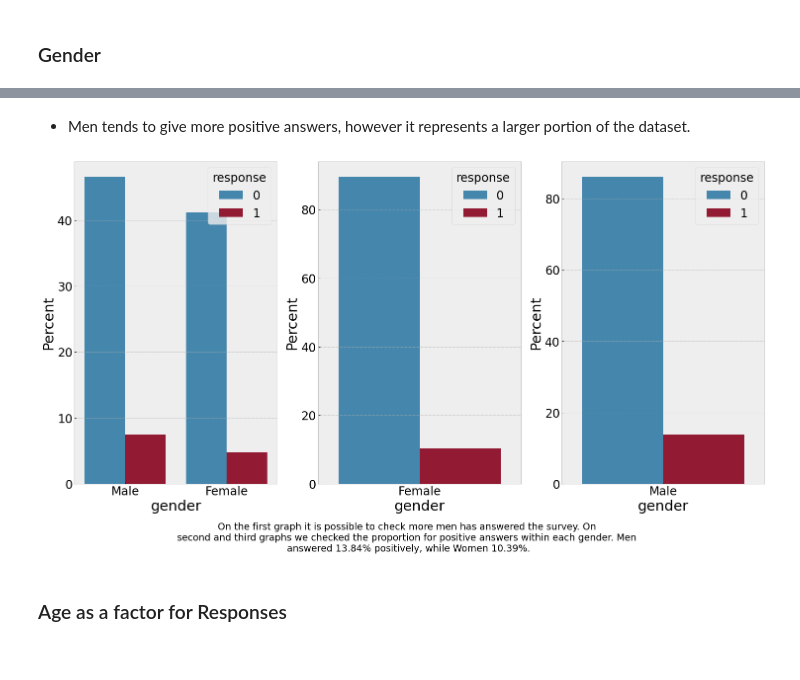
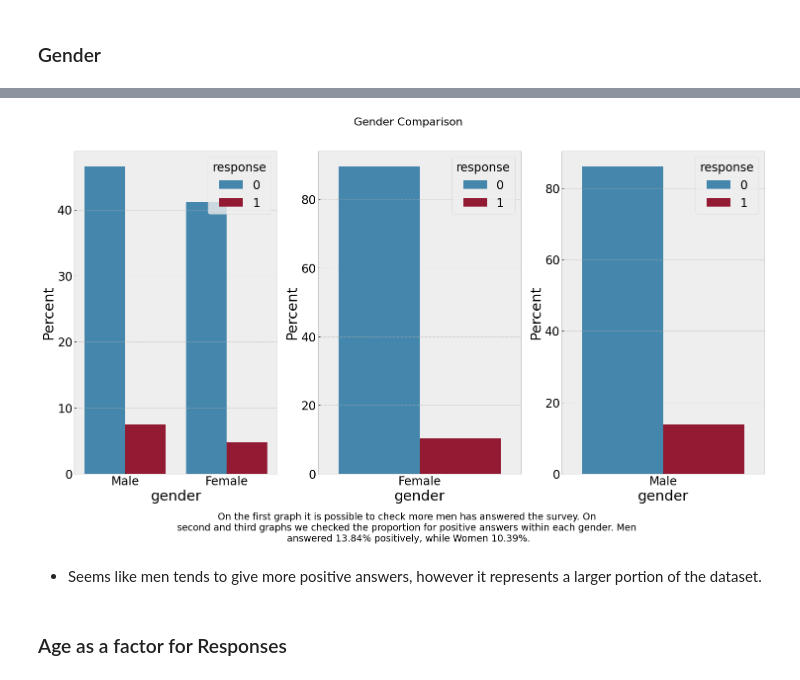
Before and after one commit to fusaa/insurance_cross_sell, a Jupyter notebook: notebook.ipynb, the cells around one changed output, grey strips where cells are left out. Cells and saved outputs as stored; diff of their text form; code cells hidden in the pictures.

```diff
--- a/notebook.ipynb
+++ b/notebook.ipynb
@@ -282,25 +296,28 @@ plt.figtext(0.5, 0.01, txt, wrap=True, horizontalalignment='center', fontsize=19
-# %% [markdown]
-- Men tends to give more positive answers, however it represents a larger portion of the dataset.
 # %%
+
+
 plt.subplot(1,3,1)
 ax1 = sns.barplot(x="gender", y="response", hue = 'response', data=df, estimator=lambda x: len(x) / len(df) * 100)
 ax1.set(ylabel="Percent")
 
 plt.subplot(1,3,2)
 df_aux_female = df[df['gender'] == 'Female']
 ax2 = sns.barplot(x="gender", y = 'response', hue = 'response', data=df_aux_female, estimator=lambda x: len(x) / len(df_aux_female) * 100)
 ax2.set(ylabel="Percent")
 fem_data = len(df_aux_female[df_aux_female['response'] == 1]) / len(df_aux_female) * 100
 
 plt.subplot(1,3,3)
 df_aux_male = df[df['gender'] == 'Male']
 ax3 = sns.barplot(x="gender", y='response', hue='response', data=df_aux_male, estimator=lambda x: len(x) / len(df_aux_male) * 100)
 ax3.set(ylabel="Percent")
 male_data = len(df_aux_male[df_aux_male['response'] == 1]) / len(df_aux_male) * 100
 txt=f"On the first graph it is possible to check more men has answered the survey. On \nsecond and third graphs we checked the proportion for positive answers within each gender. Men \nanswered {male_data:.2f}% positively, while Women {fem_data:.2f}%."
 plt.figtext(0.5, -0.03, txt, wrap=True, horizontalalignment='center', fontsize=19);
+plt.figtext(0.5, 0.94, 'Gender Comparison', wrap=True, horizontalalignment='center', fontsize=22);
 # %% [output]
-[figure, old version]
+[figure, new version]
+# %% [markdown]
+- Seems like men tends to give more positive answers, however it represents a larger portion of the dataset.
 # %% [markdown]
 ### Age as a factor for Responses
 # %%
```
Also changed, not shown: parts of 56 cells of this notebook.
